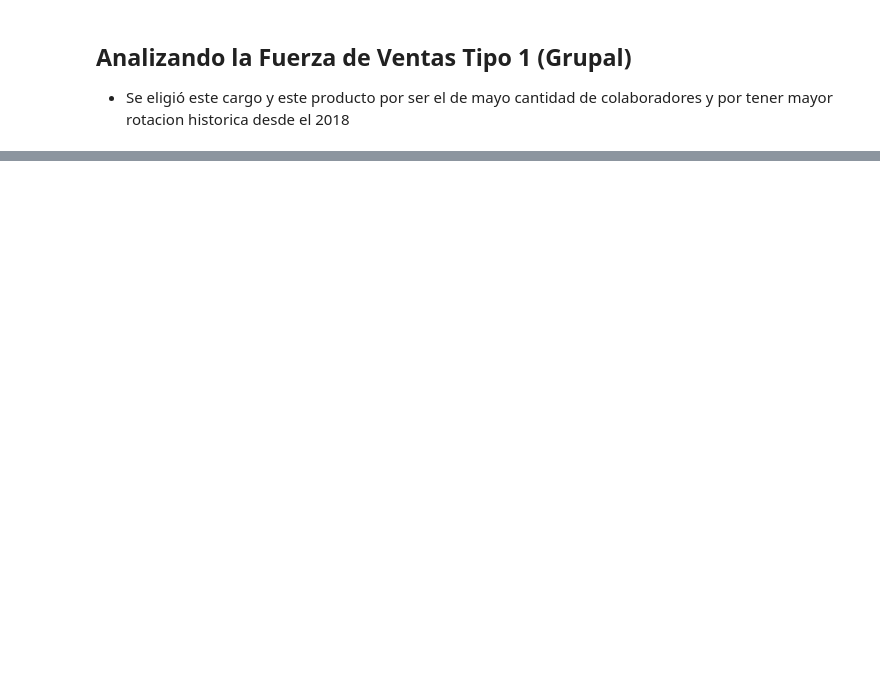
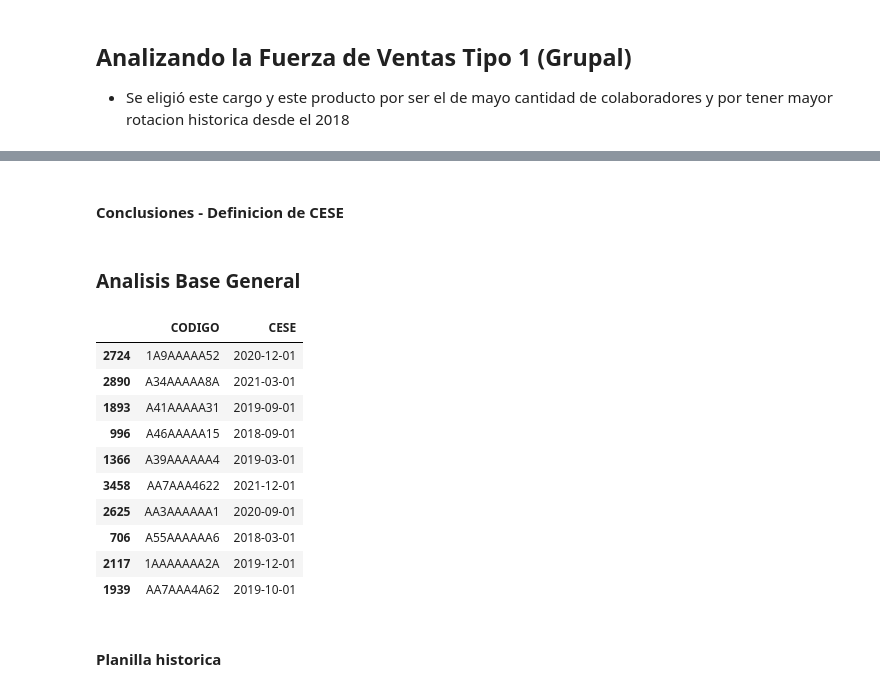
Before and after one commit to anamumaq/Proyecto_DS_CodigoFacilito, a Jupyter notebook: Analisis_grupal_completo.ipynb, the cells around one changed output, grey strips where cells are left out. Cells and saved outputs as stored; diff of their text form; code cells hidden in the pictures; blank space fills up the shorter version.

```diff
--- a/Analisis_grupal_completo.ipynb
+++ b/Analisis_grupal_completo.ipynb
@@ -363,0 +332,20 @@ alt.Chart(ceses_antg).mark_bar(
+# %% [markdown]
+#### Conclusiones - Definicion de CESE
+# %%
+cesados = cesados.query('TIPO_CESE == "VOLUNTARIA" and MOTIVO_CESE != "Personal Eventual" and antiguedad_meses >= 9')
+# %% [markdown]
+### Analisis Base General
+# %%
+cesados.sample(10)
+# %% [output]
+|  | CODIGO | CESE |
+| 2724 | 1A9AAAAA52 | 2020-12-01 |
+| 2890 | A34AAAAA8A | 2021-03-01 |
+| 1893 | A41AAAAA31 | 2019-09-01 |
+| 996 | A46AAAAA15 | 2018-09-01 |
+| 1366 | A39AAAAAA4 | 2019-03-01 |
+| 3458 | AA7AAA4622 | 2021-12-01 |
+| 2625 | AA3AAAAAA1 | 2020-09-01 |
+| 706 | A55AAAAAA6 | 2018-03-01 |
+| 2117 | 1AAAAAAA2A | 2019-12-01 |
+| 1939 | AA7AAA4A62 | 2019-10-01 |
@@ -363,0 +354,2 @@ alt.Chart(ceses_antg).mark_bar(
+# %% [markdown]
+#### Planilla historica
```
Also changed, not shown: parts of 73 cells of this notebook, 1 other file.
